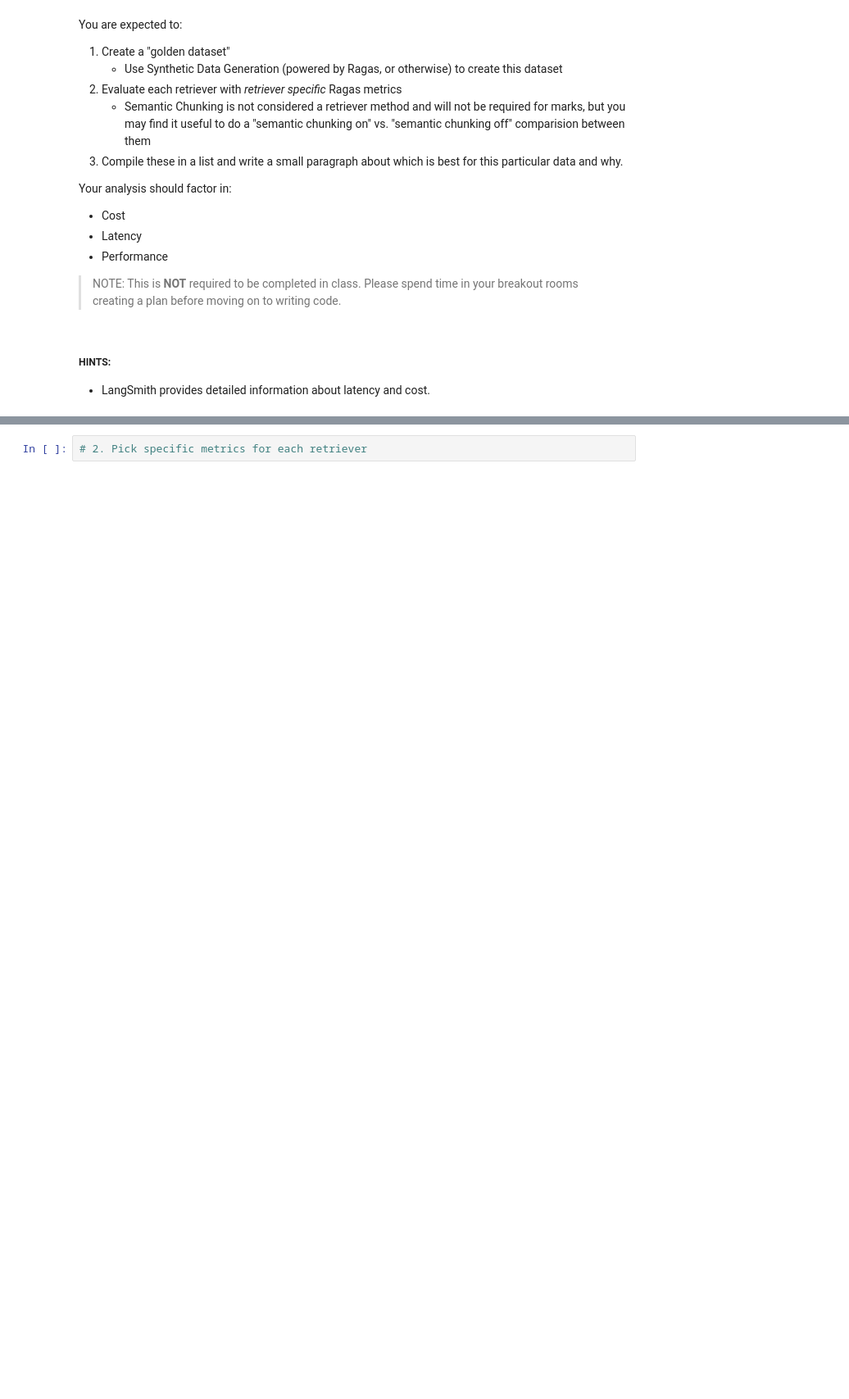
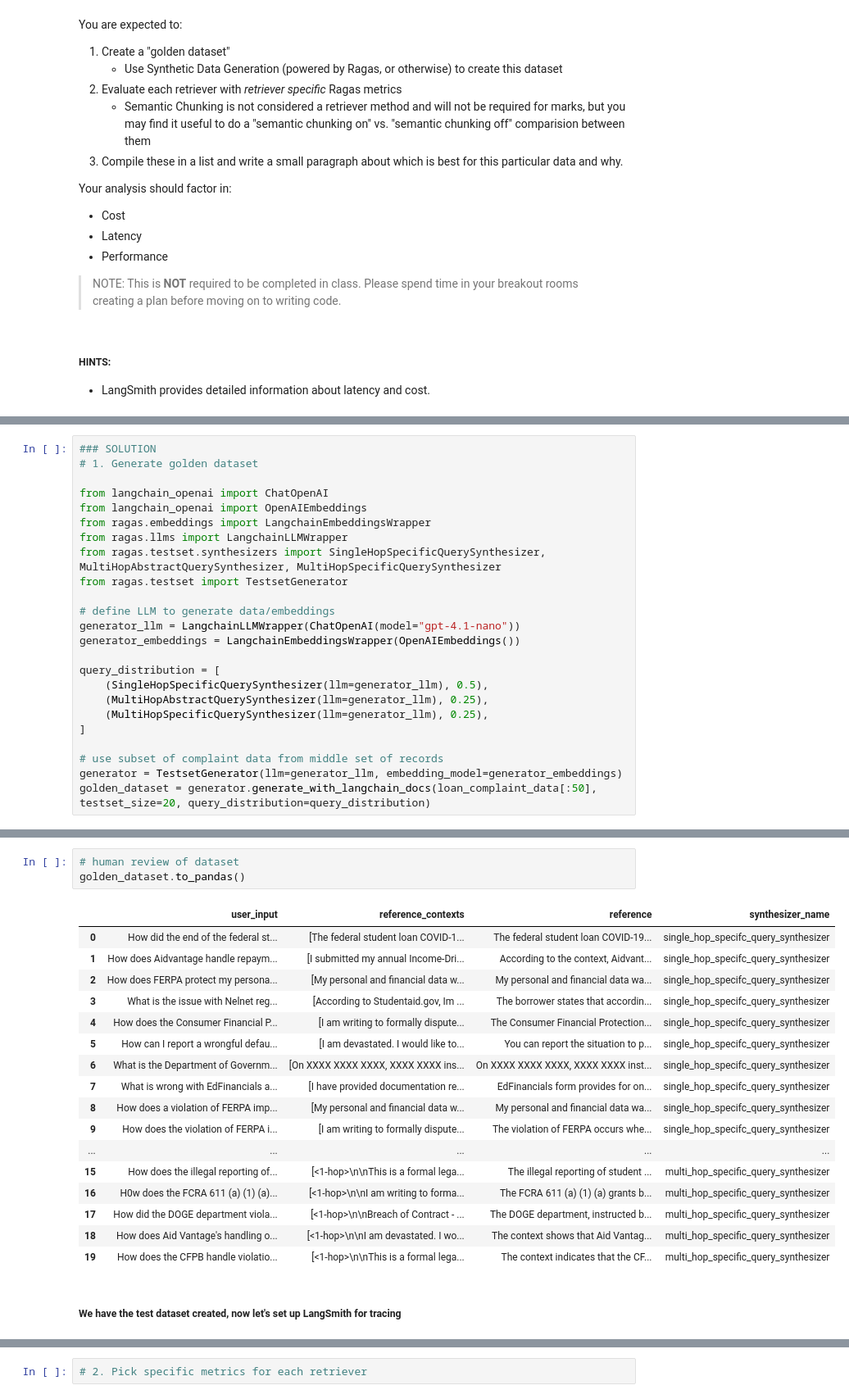
Before and after one commit to julie-berlin/aie-cohort-7, a Jupyter notebook: 09_Advanced_Retrieval/Advanced_Retrieval_with_LangChain_Assignment.ipynb, the cells around one changed output, grey strips where cells are left out. Shown at 82% size. Cells and saved outputs as stored; diff of their text form; blank space fills up the shorter version.

```diff
--- a/09_Advanced_Retrieval/Advanced_Retrieval_with_LangChain_Assignment.ipynb
+++ b/09_Advanced_Retrieval/Advanced_Retrieval_with_LangChain_Assignment.ipynb
@@ -541,0 +589,24 @@ Your analysis should factor in:
+# %%
+### SOLUTION
+# 1. Generate golden dataset
+
+from langchain_openai import ChatOpenAI
+from langchain_openai import OpenAIEmbeddings
+from ragas.embeddings import LangchainEmbeddingsWrapper
+from ragas.llms import LangchainLLMWrapper
+from ragas.testset.synthesizers import SingleHopSpecificQuerySynthesizer, MultiHopAbstractQuerySynthesizer, MultiHopSpecificQuerySynthesizer
+from ragas.testset import TestsetGenerator
+
+# define LLM to generate data/embeddings
+generator_llm = LangchainLLMWrapper(ChatOpenAI(model="gpt-4.1-nano"))
+generator_embeddings = LangchainEmbeddingsWrapper(OpenAIEmbeddings())
+
+query_distribution = [
+    (SingleHopSpecificQuerySynthesizer(llm=generator_llm), 0.5),
+    (MultiHopAbstractQuerySynthesizer(llm=generator_llm), 0.25),
+    (MultiHopSpecificQuerySynthesizer(llm=generator_llm), 0.25),
+]
+
+# use subset of complaint data from middle set of records
+generator = TestsetGenerator(llm=generator_llm, embedding_model=generator_embeddings)
+golden_dataset = generator.generate_with_langchain_docs(loan_complaint_data[:50], testset_size=20, query_distribution=query_distribution)
@@ -542 +633,24 @@ Your analysis should factor in:
+# %%
+# human review of dataset
+golden_dataset.to_pandas()
+# %% [output]
+|  | user_input | reference_contexts | reference | synthesizer_name |
+| 0 | How did the end of the federal st... | [The federal student loan COVID-1... | The federal student loan COVID-19... | single_hop_specifc_query_synthesizer |
+| 1 | How does Aidvantage handle repaym... | [I submitted my annual Income-Dri... | According to the context, Aidvant... | single_hop_specifc_query_synthesizer |
+| 2 | How does FERPA protect my persona... | [My personal and financial data w... | My personal and financial data wa... | single_hop_specifc_query_synthesizer |
+| 3 | What is the issue with Nelnet reg... | [According to Studentaid.gov, Im ... | The borrower states that accordin... | single_hop_specifc_query_synthesizer |
+| 4 | How does the Consumer Financial P... | [I am writing to formally dispute... | The Consumer Financial Protection... | single_hop_specifc_query_synthesizer |
+| 5 | How can I report a wrongful defau... | [I am devastated. I would like to... | You can report the situation to p... | single_hop_specifc_query_synthesizer |
+| 6 | What is the Department of Governm... | [On XXXX XXXX XXXX, XXXX XXXX ins... | On XXXX XXXX XXXX, XXXX XXXX inst... | single_hop_specifc_query_synthesizer |
+| 7 | What is wrong with EdFinancials a... | [I have provided documentation re... | EdFinancials form provides for on... | single_hop_specifc_query_synthesizer |
+| 8 | How does a violation of FERPA imp... | [My personal and financial data w... | My personal and financial data wa... | single_hop_specifc_query_synthesizer |
+| 9 | How does the violation of FERPA i... | [I am writing to formally dispute... | The violation of FERPA occurs whe... | single_hop_specifc_query_synthesizer |
+| ... | ... | ... | ... | ... |
+| 15 | How does the illegal reporting of... | [<1-hop>\n\nThis is a formal lega... | The illegal reporting of student ... | multi_hop_specific_query_synthesizer |
+| 16 | H0w does the FCRA 611 (a) (1) (a)... | [<1-hop>\n\nI am writing to forma... | The FCRA 611 (a) (1) (a) grants b... | multi_hop_specific_query_synthesizer |
+| 17 | How did the DOGE department viola... | [<1-hop>\n\nBreach of Contract - ... | The DOGE department, instructed b... | multi_hop_specific_query_synthesizer |
+| 18 | How does Aid Vantage's handling o... | [<1-hop>\n\nI am devastated. I wo... | The context shows that Aid Vantag... | multi_hop_specific_query_synthesizer |
+| 19 | How does the CFPB handle violatio... | [<1-hop>\n\nThis is a formal lega... | The context indicates that the CF... | multi_hop_specific_query_synthesizer |
+# %% [markdown]
+##### We have the test dataset created, now let's set up LangSmith for tracing
 # %%
```
Also changed, not shown: parts of 33 cells of this notebook, 2 other files.
